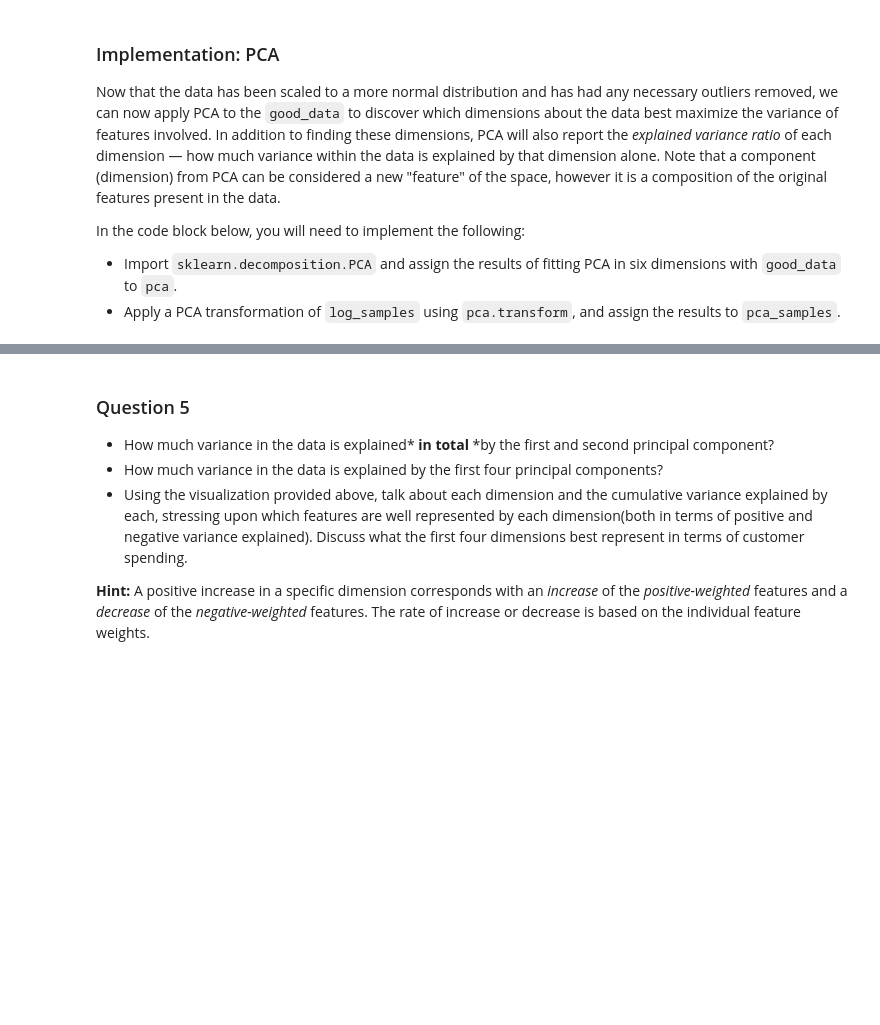
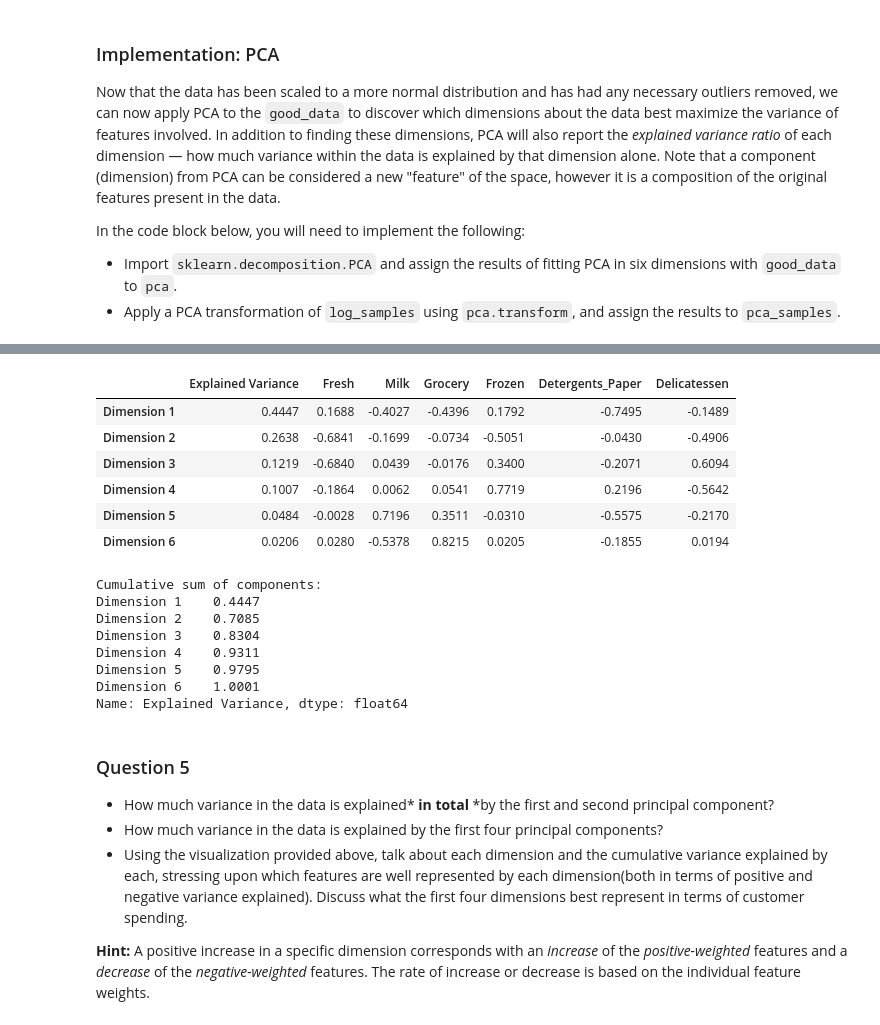
Before and after one commit to Trezcool/udacity-ml, a Jupyter notebook: customer_segments/customer_segments.ipynb, the cells around one changed output, grey strips where cells are left out. Saved outputs shown, nothing was run; the diff lists cells and outputs as text; code cells hidden in the pictures; blank space fills up the shorter version.

```diff
--- a/customer_segments/customer_segments.ipynb
+++ b/customer_segments/customer_segments.ipynb
@@ -374,3 +391,23 @@ pca_results = vs.pca_results(good_data, pca)
+# %%
+display(pca_results)
+print('Cumulative sum of components:')
+print(pca_results['Explained Variance'].cumsum())
+# %% [output]
+|  | Explained Variance | Fresh | Milk | Grocery | Frozen | Detergents_Paper | Delicatessen |
+| Dimension 1 | 0.4447 | 0.1688 | -0.4027 | -0.4396 | 0.1792 | -0.7495 | -0.1489 |
+| Dimension 2 | 0.2638 | -0.6841 | -0.1699 | -0.0734 | -0.5051 | -0.0430 | -0.4906 |
+| Dimension 3 | 0.1219 | -0.6840 | 0.0439 | -0.0176 | 0.3400 | -0.2071 | 0.6094 |
+| Dimension 4 | 0.1007 | -0.1864 | 0.0062 | 0.0541 | 0.7719 | 0.2196 | -0.5642 |
+| Dimension 5 | 0.0484 | -0.0028 | 0.7196 | 0.3511 | -0.0310 | -0.5575 | -0.2170 |
+| Dimension 6 | 0.0206 | 0.0280 | -0.5378 | 0.8215 | 0.0205 | -0.1855 | 0.0194 |
+Cumulative sum of components:
+Dimension 1    0.4447
+Dimension 2    0.7085
+Dimension 3    0.8304
+Dimension 4    0.9311
+Dimension 5    0.9795
+Dimension 6    1.0001
+Name: Explained Variance, dtype: float64
 # %% [markdown]
 ### Question 5
 
```
Also changed, not shown: parts of 11 cells of this notebook.
